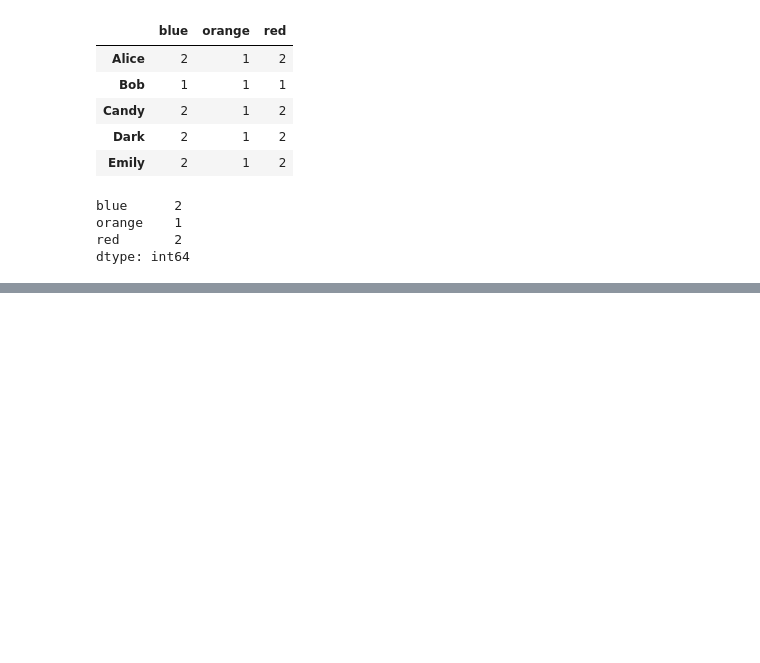
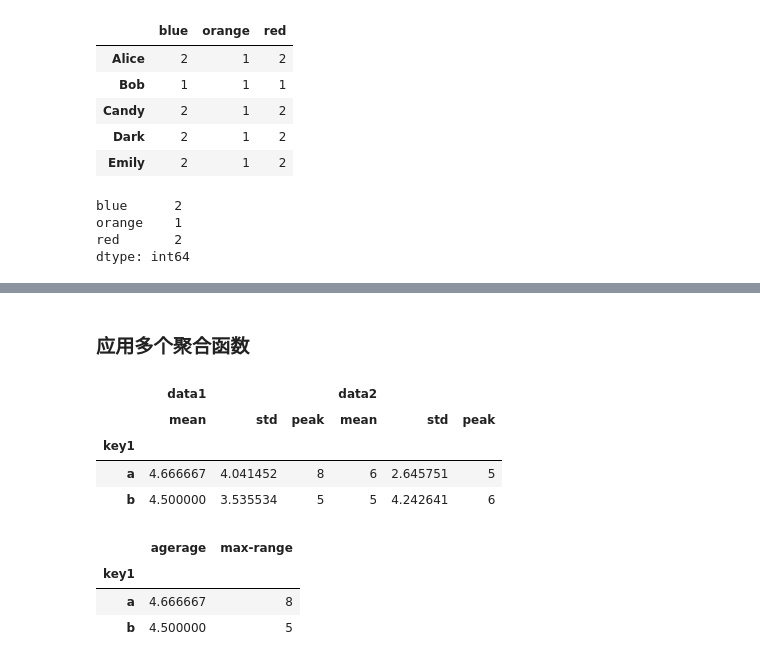
Before and after one commit to kamidox/pandas_tutor, a Jupyter notebook: groupby.ipynb, the cells around one changed output, grey strips where cells are left out. Saved outputs shown, nothing was run; the diff lists cells and outputs as text; code cells hidden in the pictures; blank space fills up the shorter version.

Commit message:
groupby

```diff
--- a/groupby.ipynb
+++ b/groupby.ipynb
@@ -225,0 +336,6 @@ dtype: int64
+# %%
+df = pd.DataFrame({'key1': ['a', 'a', 'b', 'b', 'a'],
+                  'key2': ['one', 'two', 'one', 'two', 'one'],
+                  'data1': np.random.randint(1, 10, 5),
+                  'data2': np.random.randint(1, 10, 5)})
+df
@@ -225,0 +358,9 @@ dtype: int64
+# %%
+def peak_verbose(s):
+    print type(s)
+    return s.max() - s.min()
+
+def peak(s):
+    return s.max() - s.min()
+# %%
+grouped = df.groupby('key1')
@@ -225,0 +382,18 @@ dtype: int64
+# %% [markdown]
+### 应用多个聚合函数
+# %%
+grouped['data1', 'data2'].agg(['mean', 'std', peak])
+# %% [output]
+|  | data1 |  |  | data2 |  |  |
+|  | mean | std | peak | mean | std | peak |
+| key1 |  |  |  |  |  |  |
+| a | 4.666667 | 4.041452 | 8 | 6 | 2.645751 | 5 |
+| b | 4.500000 | 3.535534 | 5 | 5 | 4.242641 | 6 |
+# %%
+# 给聚合后的列取名
+grouped['data1'].agg([('agerage', 'mean'), ('max-range', peak)])
+# %% [output]
+|  | agerage | max-range |
+| key1 |  |  |
+| a | 4.666667 | 8 |
+| b | 4.500000 | 5 |
```
Also changed, not shown: parts of 40 cells of this notebook.
